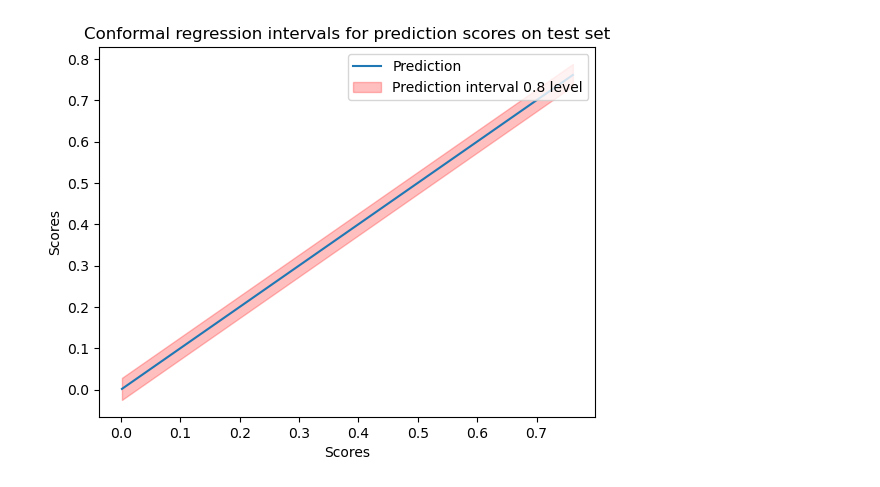
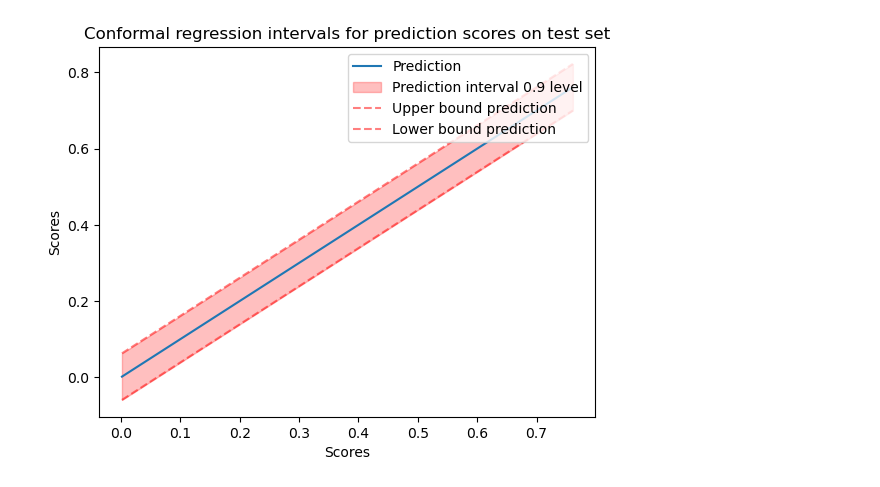
Before and after one commit to aszustakowski/conformal-prediction-wut-team_green, a Jupyter notebook: assignment_2/Team_Green_assignment 2.ipynb, the cells around one changed output. Cells and saved outputs as stored; diff of their text form; code cells hidden in the pictures.

```diff
--- a/assignment_2/Team_Green_assignment 2.ipynb
+++ b/assignment_2/Team_Green_assignment 2.ipynb
@@ -15,7 +15,7 @@ y_test= test['TARGET']
 #conformity scores dla zbioru kalibracyjnego
 conformity_scores = np.maximum(X_train-y_train, y_train-X_train)
 #zadany poziom alpha
-alpha = 0.2
+alpha = 0.1
 #liczność próby
 n = len(X_train)
 #kwantyl scorów
@@ -27,12 +27,14 @@ output = np.array([x-qhat_0,x+qhat_0])
 # %%
 #wykres przedziałów
 plt.plot(x,x, label = 'Prediction')
 plt.fill_between(x, output[0,:], output[1,:], color='r', alpha=.25, label = f'Prediction interval {np.round(1-alpha,2)} level')
+plt.plot(x,output[0,:], label = 'Upper bound prediction', color = 'r', linestyle = '--', alpha = 0.5)
+plt.plot(x,output[1,:], label = 'Lower bound prediction', color = 'r', linestyle = '--', alpha = 0.5)
 plt.legend(loc = 'upper right')
 plt.xlabel('Scores')
 plt.ylabel('Scores')
 plt.title('Conformal regression intervals for prediction scores on test set')
 plt.show()
 plt.show()
 # %% [output]
-[figure, old version]
+[figure, new version]
```
